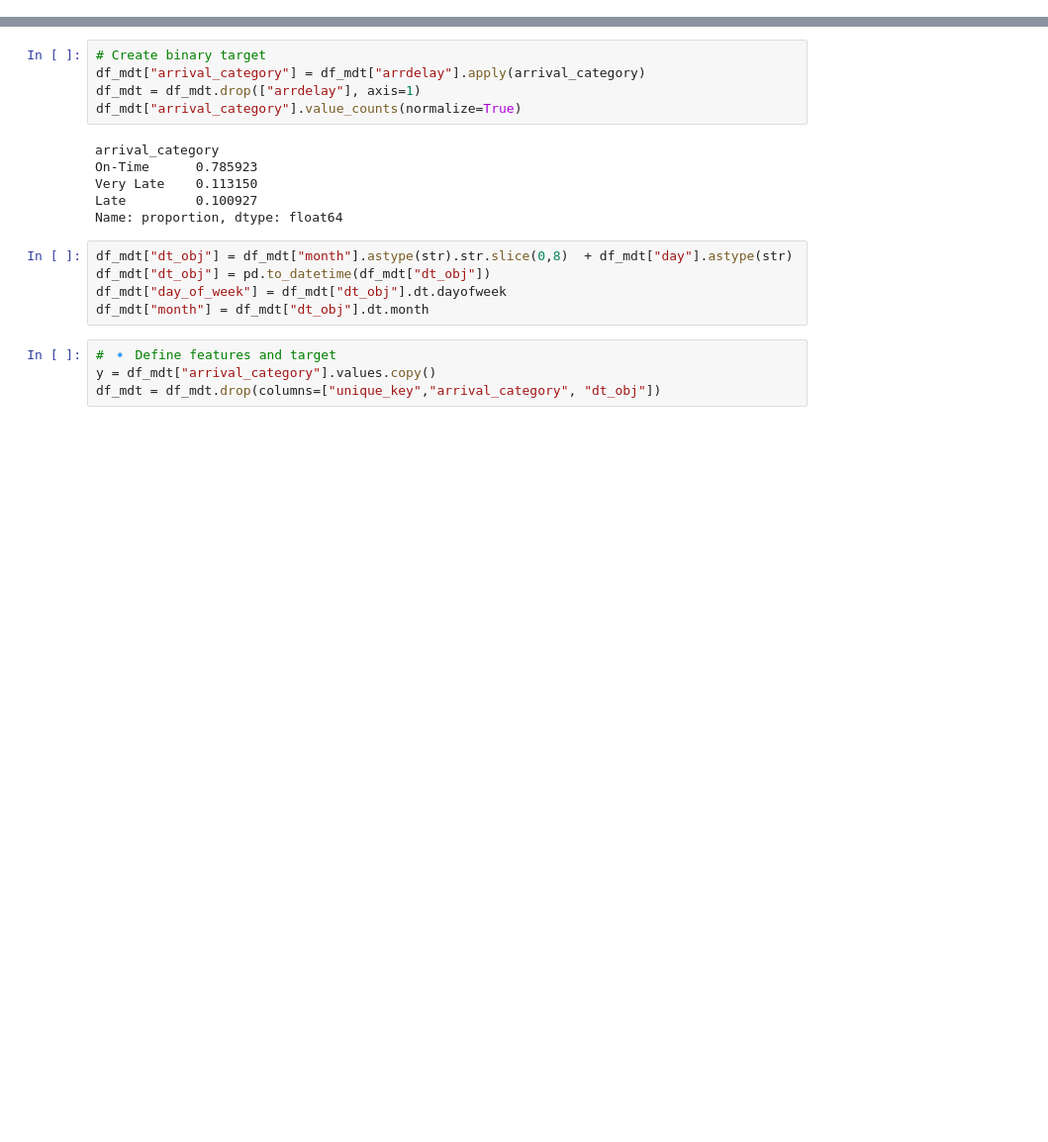
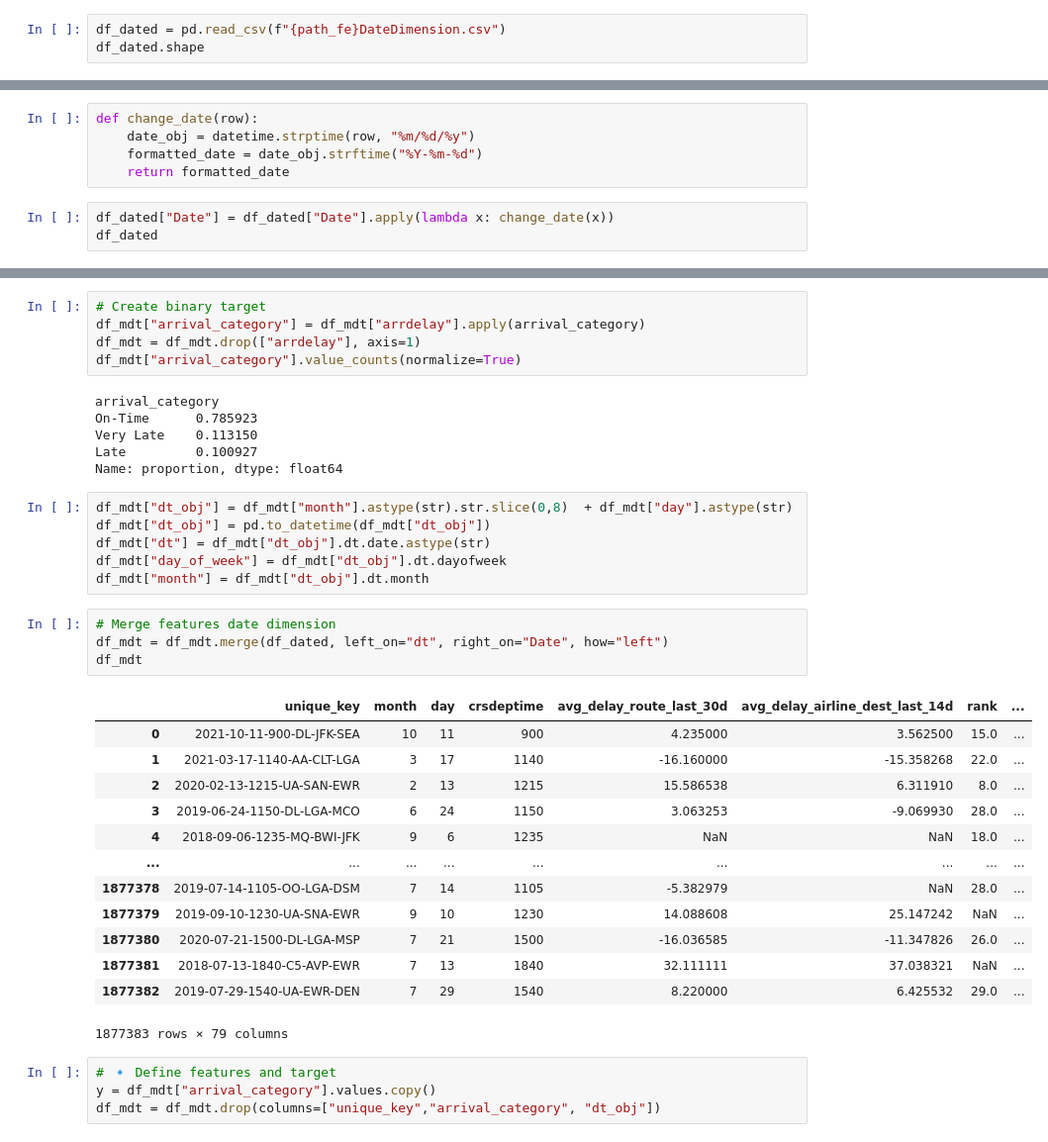
Before and after one commit to rigonzals/dva_flightdelay, a Jupyter notebook: notebooks/modeling/modeling.ipynb, the cells around one changed output, grey strips where cells are left out. Shown at 99% size. Cells and saved outputs as stored; diff of their text form; blank space fills up the shorter version.

```diff
--- a/notebooks/modeling/modeling.ipynb
+++ b/notebooks/modeling/modeling.ipynb
@@ -26,3 +27,6 @@ df_mdt = pd.read_parquet(f"{path_fe}train_all_joined_fe_delta_years=4.parquet")
 df_mdt.shape
 # %% [output]
 (1877383, 71)
+# %%
+df_dated = pd.read_csv(f"{path_fe}DateDimension.csv")
+df_dated.shape
@@ -53,3 +77,11 @@ def arrival_category(row):
         return "Late"
     else:
         return "Very Late"
+# %%
+def change_date(row):
+    date_obj = datetime.strptime(row, "%m/%d/%y")
+    formatted_date = date_obj.strftime("%Y-%m-%d")
+    return formatted_date
+# %%
+df_dated["Date"] = df_dated["Date"].apply(lambda x: change_date(x))
+df_dated
@@ -67,8 +113,27 @@ Name: proportion, dtype: float64
 # %%
 df_mdt["dt_obj"] = df_mdt["month"].astype(str).str.slice(0,8)  + df_mdt["day"].astype(str)
 df_mdt["dt_obj"] = pd.to_datetime(df_mdt["dt_obj"])
+df_mdt["dt"] = df_mdt["dt_obj"].dt.date.astype(str)
 df_mdt["day_of_week"] = df_mdt["dt_obj"].dt.dayofweek
 df_mdt["month"] = df_mdt["dt_obj"].dt.month
+# %%
+# Merge features date dimension
+df_mdt = df_mdt.merge(df_dated, left_on="dt", right_on="Date", how="left")
+df_mdt
+# %% [output]
+|  | unique_key | month | day | crsdeptime | avg_delay_route_last_30d | avg_delay_airline_dest_last_14d | rank | ... |
+| 0 | 2021-10-11-900-DL-JFK-SEA | 10 | 11 | 900 | 4.235000 | 3.562500 | 15.0 | ... |
+| 1 | 2021-03-17-1140-AA-CLT-LGA | 3 | 17 | 1140 | -16.160000 | -15.358268 | 22.0 | ... |
+| 2 | 2020-02-13-1215-UA-SAN-EWR | 2 | 13 | 1215 | 15.586538 | 6.311910 | 8.0 | ... |
+| 3 | 2019-06-24-1150-DL-LGA-MCO | 6 | 24 | 1150 | 3.063253 | -9.069930 | 28.0 | ... |
+| 4 | 2018-09-06-1235-MQ-BWI-JFK | 9 | 6 | 1235 | NaN | NaN | 18.0 | ... |
+| ... | ... | ... | ... | ... | ... | ... | ... | ... |
+| 1877378 | 2019-07-14-1105-OO-LGA-DSM | 7 | 14 | 1105 | -5.382979 | NaN | 28.0 | ... |
+| 1877379 | 2019-09-10-1230-UA-SNA-EWR | 9 | 10 | 1230 | 14.088608 | 25.147242 | NaN | ... |
+| 1877380 | 2020-07-21-1500-DL-LGA-MSP | 7 | 21 | 1500 | -16.036585 | -11.347826 | 26.0 | ... |
+| 1877381 | 2018-07-13-1840-C5-AVP-EWR | 7 | 13 | 1840 | 32.111111 | 37.038321 | NaN | ... |
+| 1877382 | 2019-07-29-1540-UA-EWR-DEN | 7 | 29 | 1540 | 8.220000 | 6.425532 | 29.0 | ... |
+1877383 rows × 79 columns
 # %%
 # 🔹 Define features and target
 y = df_mdt["arrival_category"].values.copy()
```
Also changed, not shown: parts of 5 cells of this notebook, 2 other files.
